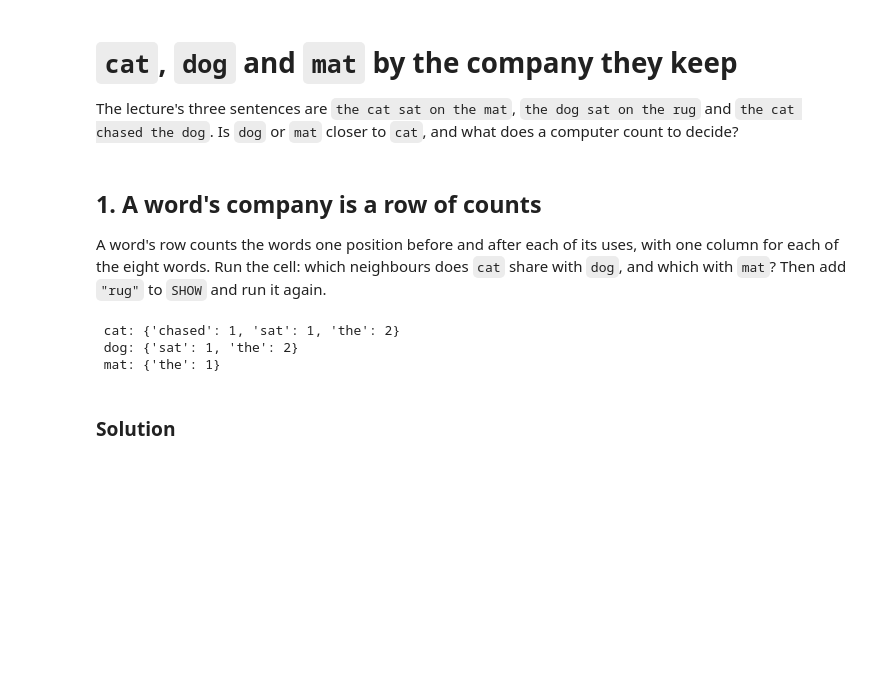
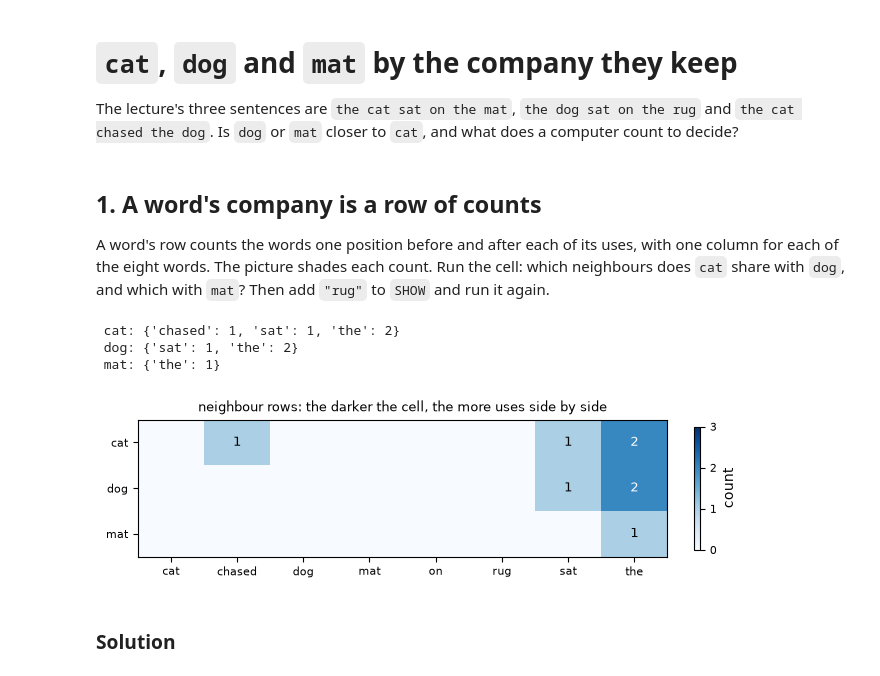
Before and after one commit to josterri/predicting-the-next-words-notebooks, a Jupyter notebook: ch04-short_workbook.ipynb, the cells around one changed output. Saved outputs shown, nothing was run; the diff lists cells and outputs as text; code cells hidden in the pictures; blank space fills up the shorter version.

```diff
--- a/ch04-short_workbook.ipynb
+++ b/ch04-short_workbook.ipynb
@@ -52,17 +84,19 @@ def compare(pairs, use_one_hot):  # the cosine of each pair of words, printed an
 ## 1. A word's company is a row of counts
 
 A word's row counts the words one position before and after each of its uses,
-with one column for each of the eight words. Run the cell: which neighbours
-does `cat` share with `dog`, and which with `mat`? Then add `"rug"` to `SHOW`
-and run it again.
+with one column for each of the eight words. The picture shades each count.
+Run the cell: which neighbours does `cat` share with `dog`, and which with
+`mat`? Then add `"rug"` to `SHOW` and run it again.
 # %%
 SHOW = ["cat", "dog", "mat"]
 for word in SHOW:
     print(f"{word:>4}:", {w: int(n) for w, n in zip(WORDS, row(word)) if n})
+counts_heatmap(SHOW)
 # %% [output]
  cat: {'chased': 1, 'sat': 1, 'the': 2}
  dog: {'sat': 1, 'the': 2}
  mat: {'the': 1}
+[figure, added]
 # %% [markdown]
 ### Solution
 # %%
```
Also changed, not shown: parts of 4 cells of this notebook.
